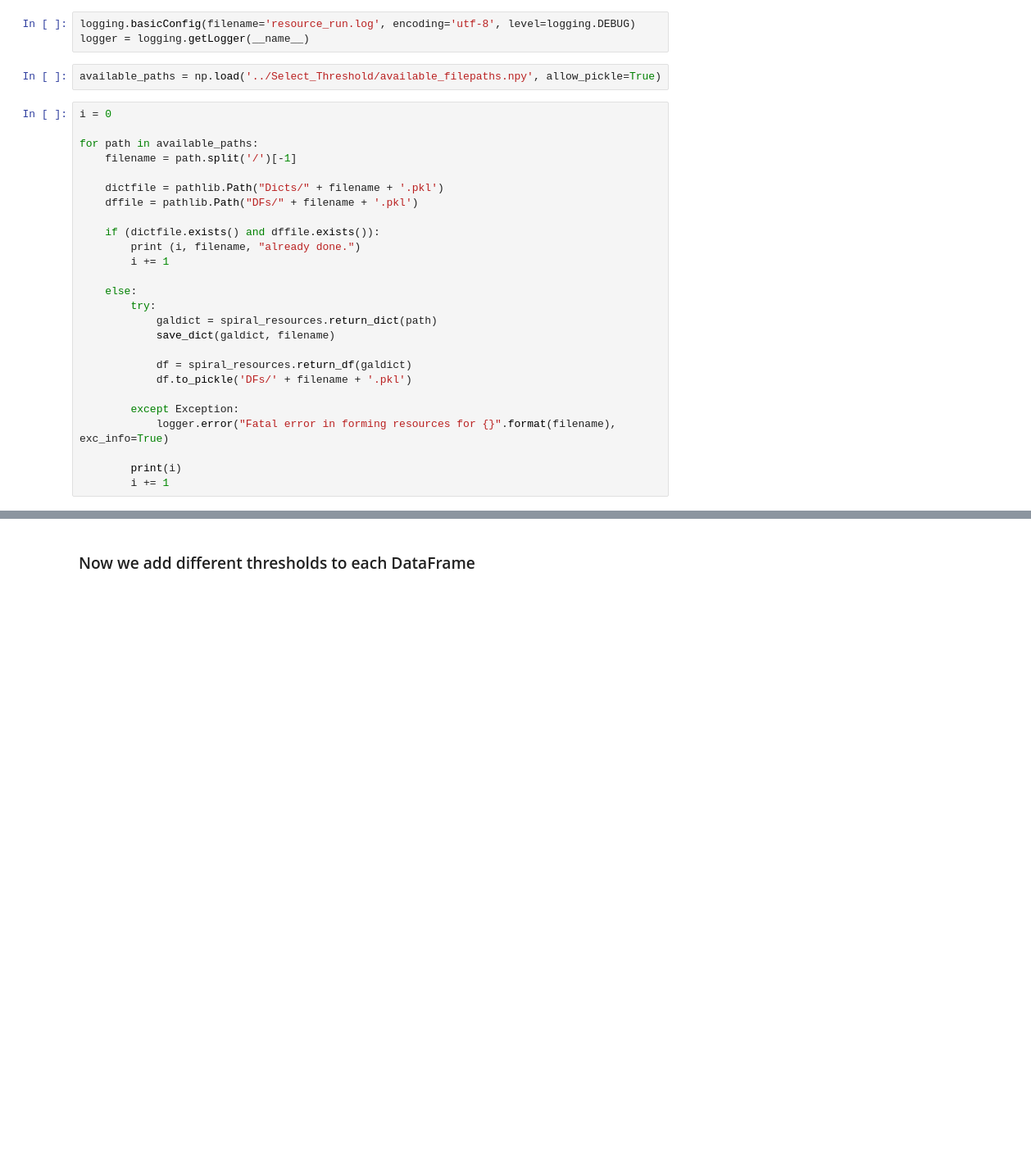
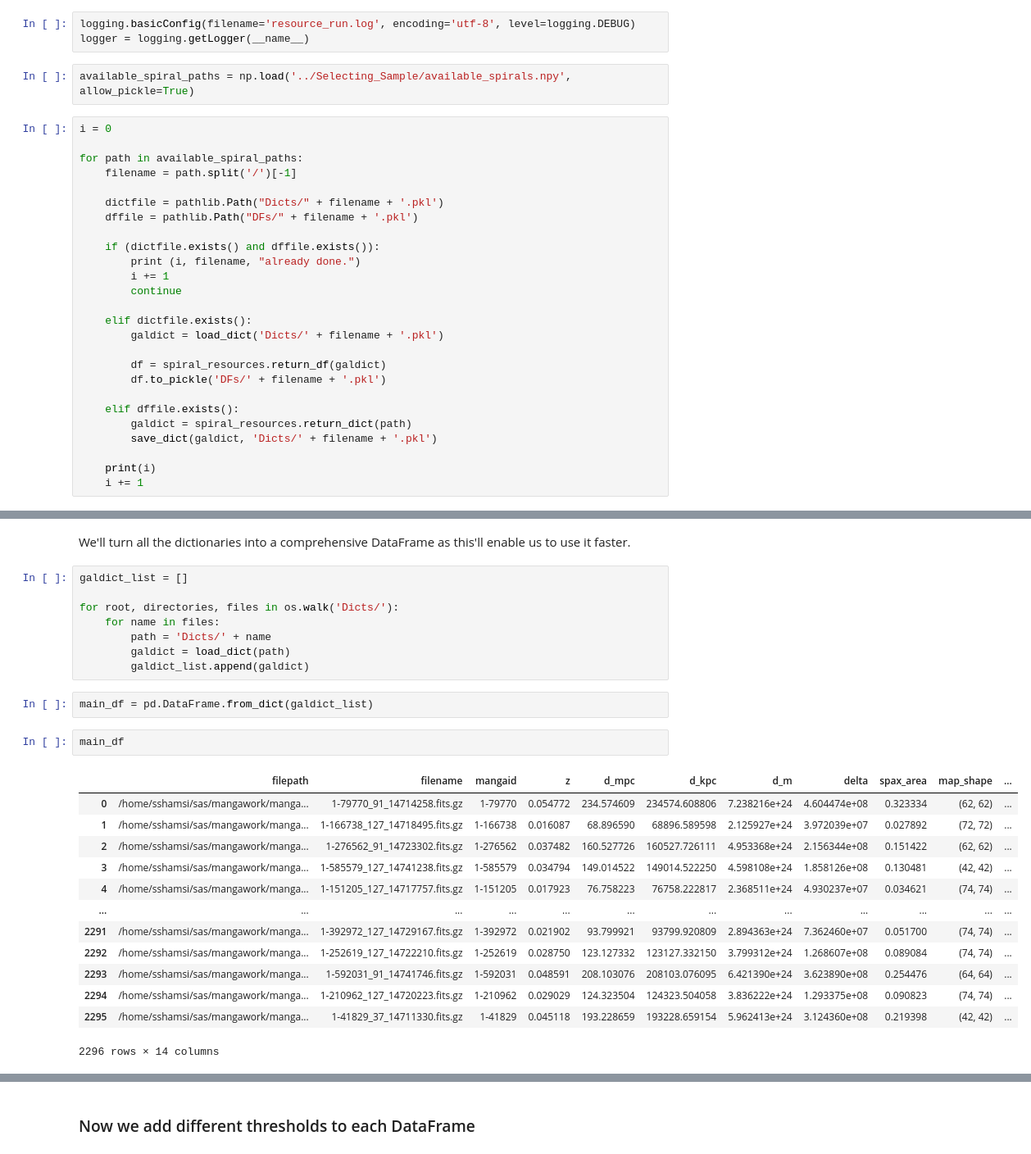
Before and after one commit to sjshamsi/Spiral_Analysis, a Jupyter notebook: Make_Resources/save_resources.ipynb, the cells around one changed output, grey strips where cells are left out. Shown at 82% size. Saved outputs shown, nothing was run; the diff lists cells and outputs as text; blank space fills up the shorter version.

```diff
--- a/Make_Resources/save_resources.ipynb
+++ b/Make_Resources/save_resources.ipynb
@@ -25,11 +18,11 @@ import sfr_methods
 logging.basicConfig(filename='resource_run.log', encoding='utf-8', level=logging.DEBUG)
 logger = logging.getLogger(__name__)
 # %%
-available_paths = np.load('../Select_Threshold/available_filepaths.npy', allow_pickle=True)
+available_spiral_paths = np.load('../Selecting_Sample/available_spirals.npy', allow_pickle=True)
 # %%
 i = 0
 
-for path in available_paths:
+for path in available_spiral_paths:
     filename = path.split('/')[-1]
 
     dictfile = pathlib.Path("Dicts/" + filename + '.pkl')
@@ -38,17 +31,17 @@ for path in available_paths:
     if (dictfile.exists() and dffile.exists()):
         print (i, filename, "already done.")
         i += 1
+        continue
 
-    else:
-        try:
-            galdict = spiral_resources.return_dict(path)
-            save_dict(galdict, filename)
+    elif dictfile.exists():
+        galdict = load_dict('Dicts/' + filename + '.pkl')
 
-            df = spiral_resources.return_df(galdict)
-            df.to_pickle('DFs/' + filename + '.pkl')
+        df = spiral_resources.return_df(galdict)
+        df.to_pickle('DFs/' + filename + '.pkl')
 
-        except Exception:
-            logger.error("Fatal error in forming resources for {}".format(filename), exc_info=True)
+    elif dffile.exists():
+        galdict = spiral_resources.return_dict(path)
+        save_dict(galdict, 'Dicts/' + filename + '.pkl')
 
-        print(i)
-        i += 1
+    print(i)
+    i += 1
@@ -54,0 +66,28 @@ for path in available_paths:
+# %% [markdown]
+We'll turn all the dictionaries into a comprehensive DataFrame as this'll enable us to use it faster.
+# %%
+galdict_list = []
+
+for root, directories, files in os.walk('Dicts/'):
+    for name in files:
+        path = 'Dicts/' + name
+        galdict = load_dict(path)
+        galdict_list.append(galdict)
+# %%
+main_df = pd.DataFrame.from_dict(galdict_list)
+# %%
+main_df
+# %% [output]
+|  | filepath | filename | mangaid | z | d_mpc | d_kpc | d_m | delta | spax_area | map_shape | ... |
+| 0 | /home/sshamsi/sas/mangawork/manga... | 1-79770_91_14714258.fits.gz | 1-79770 | 0.054772 | 234.574609 | 234574.608806 | 7.238216e+24 | 4.604474e+08 | 0.323334 | (62, 62) | ... |
+| 1 | /home/sshamsi/sas/mangawork/manga... | 1-166738_127_14718495.fits.gz | 1-166738 | 0.016087 | 68.896590 | 68896.589598 | 2.125927e+24 | 3.972039e+07 | 0.027892 | (72, 72) | ... |
+| 2 | /home/sshamsi/sas/mangawork/manga... | 1-276562_91_14723302.fits.gz | 1-276562 | 0.037482 | 160.527726 | 160527.726111 | 4.953368e+24 | 2.156344e+08 | 0.151422 | (62, 62) | ... |
+| 3 | /home/sshamsi/sas/mangawork/manga... | 1-585579_127_14741238.fits.gz | 1-585579 | 0.034794 | 149.014522 | 149014.522250 | 4.598108e+24 | 1.858126e+08 | 0.130481 | (42, 42) | ... |
+| 4 | /home/sshamsi/sas/mangawork/manga... | 1-151205_127_14717757.fits.gz | 1-151205 | 0.017923 | 76.758223 | 76758.222817 | 2.368511e+24 | 4.930237e+07 | 0.034621 | (74, 74) | ... |
+| ... | ... | ... | ... | ... | ... | ... | ... | ... | ... | ... | ... |
+| 2291 | /home/sshamsi/sas/mangawork/manga... | 1-392972_127_14729167.fits.gz | 1-392972 | 0.021902 | 93.799921 | 93799.920809 | 2.894363e+24 | 7.362460e+07 | 0.051700 | (74, 74) | ... |
+| 2292 | /home/sshamsi/sas/mangawork/manga... | 1-252619_127_14722210.fits.gz | 1-252619 | 0.028750 | 123.127332 | 123127.332150 | 3.799312e+24 | 1.268607e+08 | 0.089084 | (74, 74) | ... |
+| 2293 | /home/sshamsi/sas/mangawork/manga... | 1-592031_91_14741746.fits.gz | 1-592031 | 0.048591 | 208.103076 | 208103.076095 | 6.421390e+24 | 3.623890e+08 | 0.254476 | (64, 64) | ... |
+| 2294 | /home/sshamsi/sas/mangawork/manga... | 1-210962_127_14720223.fits.gz | 1-210962 | 0.029029 | 124.323504 | 124323.504058 | 3.836222e+24 | 1.293375e+08 | 0.090823 | (74, 74) | ... |
+| 2295 | /home/sshamsi/sas/mangawork/manga... | 1-41829_37_14711330.fits.gz | 1-41829 | 0.045118 | 193.228659 | 193228.659154 | 5.962413e+24 | 3.124360e+08 | 0.219398 | (42, 42) | ... |
+2296 rows × 14 columns
```
Also changed, not shown: parts of 23 cells of this notebook, 14 other files.
